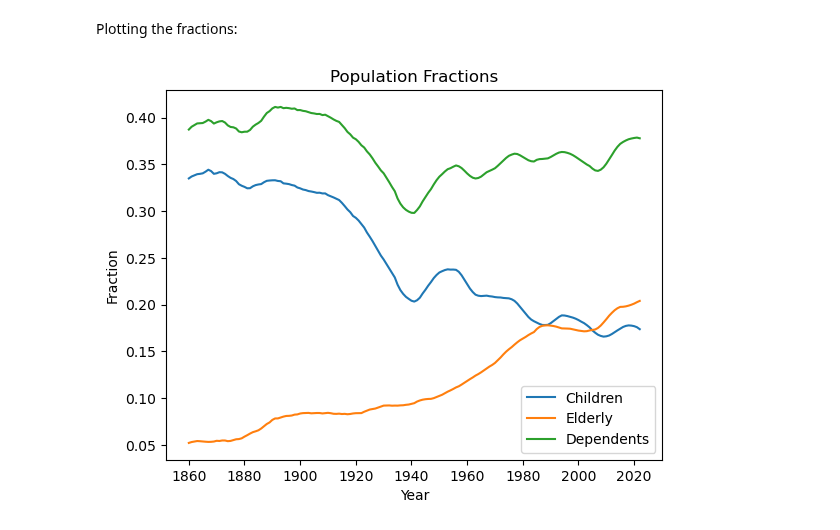
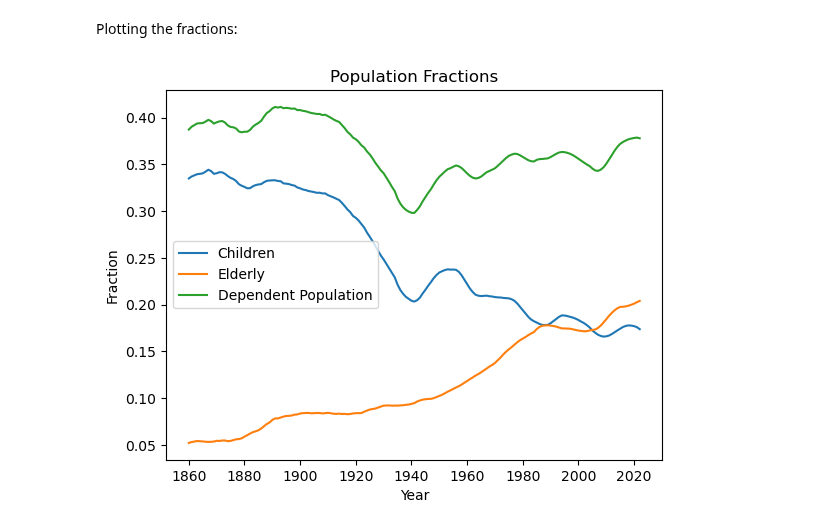
Before and after one commit to GiacomoGuidotto/DAT565, a Jupyter notebook: assignment-1/assignment-1.ipynb, the cells around one changed output. Saved outputs shown, nothing was run; the diff lists cells and outputs as text; code cells hidden in the pictures.

```diff
--- a/assignment-1/assignment-1.ipynb
+++ b/assignment-1/assignment-1.ipynb
@@ -77,14 +77,14 @@ Plotting the fractions:
 # %%
 _, ax = plt.subplots()
 ax.plot(children_fraction, label="Children")
 ax.plot(elderly_fraction, label="Elderly")
-ax.plot(dependent_fraction, label="Dependents")
+ax.plot(dependent_fraction, label="Dependent Population")
 ax.set_title('Population Fractions')
 ax.set_xlabel('Year')
 ax.set_ylabel('Fraction')
 ax.set_xticks(range(0, len(children_fraction), 20))
 ax.legend()
 
 plt.savefig("population_fractions.png")
 # %% [output]
-[figure, old version]
+[figure, new version]
```
Also changed, not shown: parts of 3 cells of this notebook, 2 other files.
